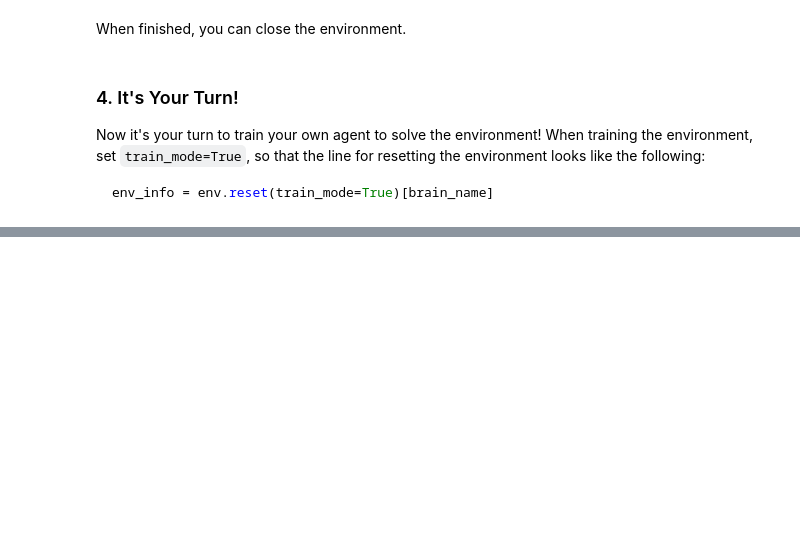
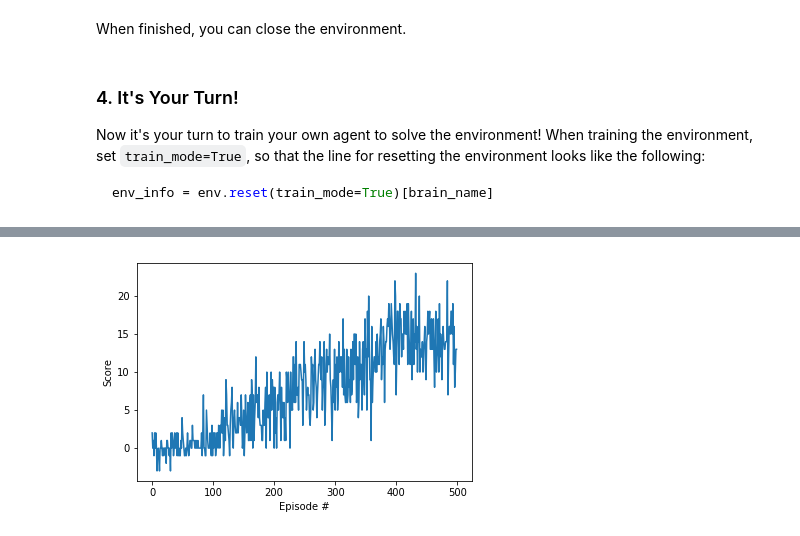
Before and after one commit to alexeysas/drl-navigation, a Jupyter notebook: Navigation.ipynb, the cells around one changed output, grey strips where cells are left out. Cells and saved outputs as stored; diff of their text form; code cells hidden in the pictures; blank space fills up the shorter version.

Commit message:
Woeking model

```diff
--- a/Navigation.ipynb
+++ b/Navigation.ipynb
@@ -108,5 +149,4 @@ ModuleNotFoundError: No module named 'torch'
 # %%
-
 class QNetwork(nn.Module):
     """Actor (Policy) Model."""
 
@@ -130,9 +170,9 @@ class QNetwork(nn.Module):
         #self.pool = nn.MaxPool2d(2, 2)
         #self.conv3 = nn.Conv2d(10, 20, 3)
 
-        self.fc1 = nn.Linear(self.state_size, 64)
-        self.fc2 = nn.Linear(64, 32)
-        self.fc3 = nn.Linear(32, self.action_size)
+        self.fc1 = nn.Linear(self.state_size, 128)
+        self.fc2 = nn.Linear(128, 64)
+        self.fc3 = nn.Linear(64, self.action_size)
 
 
     def forward(self, state):
@@ -153,9 +193,9 @@ class QNetwork(nn.Module):
 
         # final output
         x = F.relu(self.fc1(state))
-        # x = F.dropout(x, p=0.2, training=self.training)
+        x = F.dropout(x, p=0.2, training=self.training)
         x = F.relu(self.fc2(x))
-        #x = F.dropout(x, p=0.2, training=self.training)
+        x = F.dropout(x, p=0.2, training=self.training)
         x = self.fc3(x)
 
         return x
@@ -161,0 +449,2 @@ class QNetwork(nn.Module):
+# %%
+env = EnvironmentWrapper()
@@ -161,0 +468,69 @@ class QNetwork(nn.Module):
+# %%
+agent = Agent(state_size=env.state_size, action_size=env.action_size, seed=0)
+
+
+def dqn(env, n_episodes=100, max_t=1000, eps_start=1.0, eps_end=0.01, eps_decay=0.995):
+    """Deep Q-Learning.
+
+    Params
+    ======
+        n_episodes (int): maximum number of training episodes
+        max_t (int): maximum number of timesteps per episode
+        eps_start (float): starting value of epsilon, for epsilon-greedy action selection
+        eps_end (float): minimum value of epsilon
+        eps_decay (float): multiplicative factor (per episode) for decreasing epsilon
+    """
+    scores = []                        # list containing scores from each episode
+    scores_window = deque(maxlen=100)  # last 100 scores
+    eps = eps_start                    # initialize epsilon
+    max_score = 0
+
+    #Deep Q-Learning algorithm: for the episode e <- 1 to M:
+    for i_episode in range(1, n_episodes+1):
+
+        #Deep Q-Learning algorithm: observe initial state S:
+        state = env.reset(train_mode=True)
+        score = 0
+
+        #Deep Q-Learning algorithm: for time step t <- 1 to T:
+        for t in range(max_t):
+
+            # Deep Q-Learning algorithm: Sample Section
+
+            # Deep Q-Learning algorithm: Choose action from state S using policy:
+            # pi <- e-Greedy(Q~(S,A,w))
+            action = agent.act(state, eps)
+
+            # Deep Q-Learning algorithm: Take an action and observe result
+            next_state, reward, done = env.step(action)
+
+            # Deep Q-Learning algorithm: Finish Sample and full Learn section
+            agent.step(state, action, reward, next_state, done)
+            state = next_state
+            score += reward
+            if done:
+                break
+        scores_window.append(score)       # save most recent score
+        scores.append(score)              # save most recent score
+        eps = max(eps_end, eps_decay*eps) # decrease epsilon
+
+        print('\rEpisode {}\tAverage Score: {:.2f}'.format(i_episode, np.mean(scores_window)), end="")
+        if i_episode % 100 == 0:
+            print('\rEpisode {}\tAverage Score: {:.2f}'.format(i_episode, np.mean(scores_window)))
+
+            if np.mean(scores_window) > max_score:
+                print('\nSaving model... Episode: {} \tAverage Score: {:.2f}'.format(i_episode-100, np.mean(scores_window)))
+                torch.save(agent.qnetwork_local.state_dict(), 'checkpoint.pth')
+                max_score = np.mean(scores_window)
+    return scores
+
+scores = dqn(env, n_episodes=500)
+
+# plot the scores
+fig = plt.figure()
+ax = fig.add_subplot(111)
+plt.plot(np.arange(len(scores)), scores)
+plt.ylabel('Score')
+plt.xlabel('Episode #')
+plt.show()
+# %% [output]
@@ -161,0 +552 @@ class QNetwork(nn.Module):
+[figure, added]
```
Also changed, not shown: parts of 16 cells of this notebook, 1 other file.
